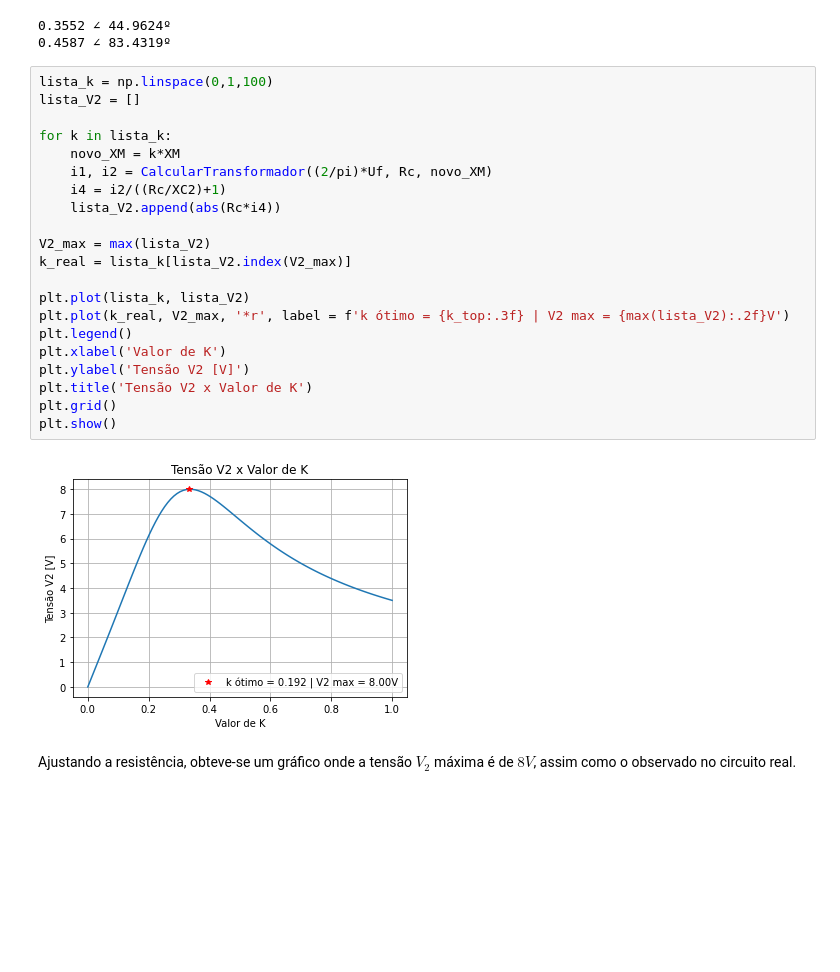
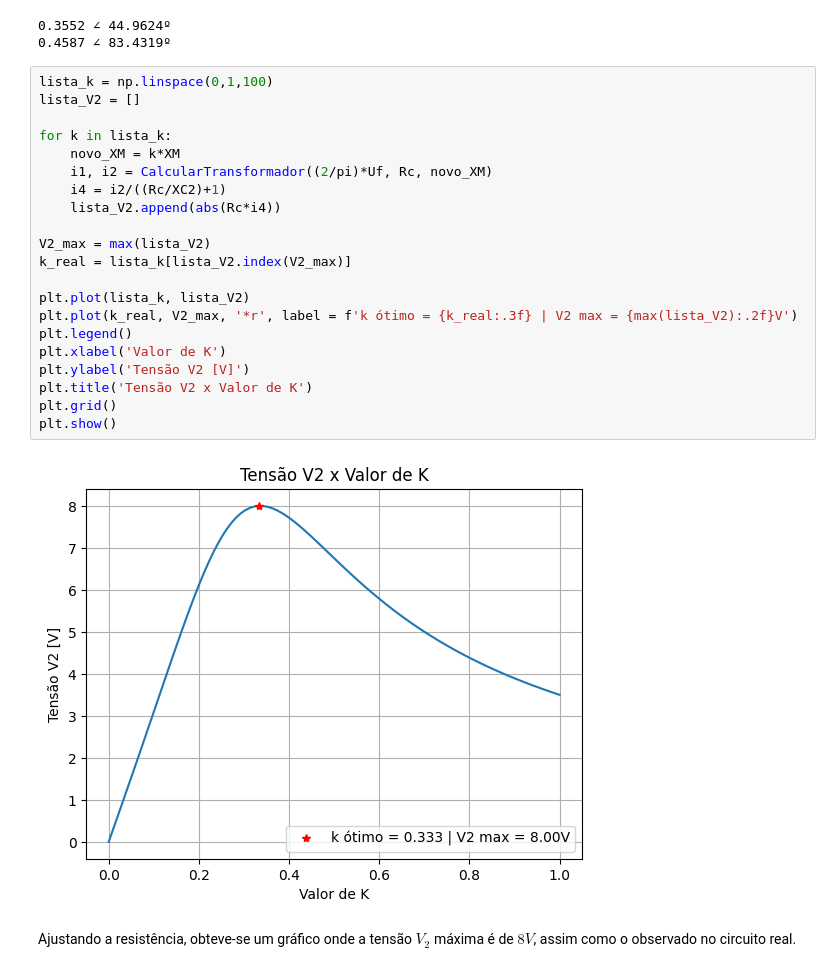
Before and after one commit to ellencoutinho/projeto-eletromag, a Jupyter notebook: Resultado.ipynb, the cells around one changed output. Cells and saved outputs as stored; diff of their text form; blank space fills up the shorter version.

```diff
--- a/Resultado.ipynb
+++ b/Resultado.ipynb
@@ -353,26 +353,26 @@ print(forma_polar(i2))
 # %%
 lista_k = np.linspace(0,1,100)
 lista_V2 = []
 
 for k in lista_k:
     novo_XM = k*XM
     i1, i2 = CalcularTransformador((2/pi)*Uf, Rc, novo_XM)
     i4 = i2/((Rc/XC2)+1)
     lista_V2.append(abs(Rc*i4))
 
 V2_max = max(lista_V2)
 k_real = lista_k[lista_V2.index(V2_max)]
 
 plt.plot(lista_k, lista_V2)
-plt.plot(k_real, V2_max, '*r', label = f'k ótimo = {k_top:.3f} | V2 max = {max(lista_V2):.2f}V')
+plt.plot(k_real, V2_max, '*r', label = f'k ótimo = {k_real:.3f} | V2 max = {max(lista_V2):.2f}V')
 plt.legend()
 plt.xlabel('Valor de K')
 plt.ylabel('Tensão V2 [V]')
 plt.title('Tensão V2 x Valor de K')
 plt.grid()
 plt.show()
 # %% [output]
-[figure, old version]
+[figure, new version]
 # %% [markdown]
 Ajustando a resistência, obteve-se um gráfico onde a tensão $V_2$ máxima é de $8V$, assim como o observado no circuito real.
 # %% [markdown]
```
Also changed, not shown: parts of 7 cells of this notebook, 1 other file.
